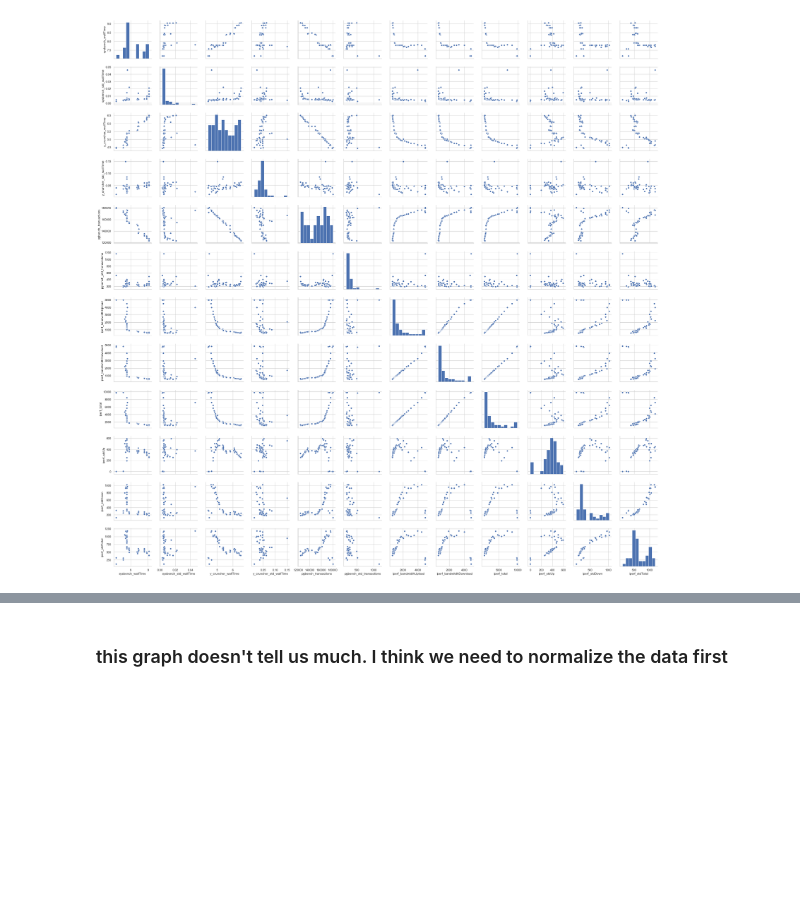
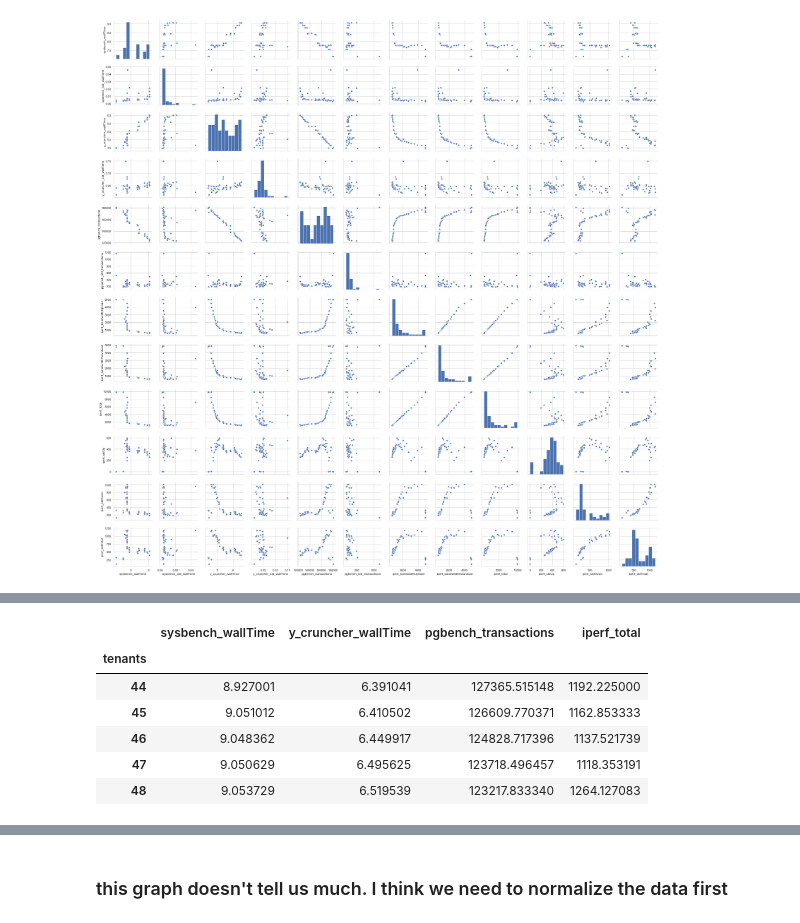
Before and after one commit to delvinuw/IaaSCloudResourceContention, a Jupyter notebook: modeldata/m5d/M5d Summary Visualizations.ipynb, the cells around one changed output, grey strips where cells are left out. Saved outputs shown, nothing was run; the diff lists cells and outputs as text; code cells hidden in the pictures; blank space fills up the shorter version.

```diff
--- a/modeldata/m5d/M5d Summary Visualizations.ipynb
+++ b/modeldata/m5d/M5d Summary Visualizations.ipynb
@@ -79,3 +79,13 @@ plt.show()
+# %%
+data_plot.tail()
+# %% [output]
+|  | sysbench_wallTime | y_cruncher_wallTime | pgbench_transactions | iperf_total |
+| tenants |  |  |  |  |
+| 44 | 8.927001 | 6.391041 | 127365.515148 | 1192.225000 |
+| 45 | 9.051012 | 6.410502 | 126609.770371 | 1162.853333 |
+| 46 | 9.048362 | 6.449917 | 124828.717396 | 1137.521739 |
+| 47 | 9.050629 | 6.495625 | 123718.496457 | 1118.353191 |
+| 48 | 9.053729 | 6.519539 | 123217.833340 | 1264.127083 |
 # %%
 #tenants vs metric plot
 data_plot = df[['sysbench_wallTime', 'y_cruncher_wallTime', 'pgbench_transactions', 'iperf_total']]
```
Also changed, not shown: parts of 5 cells of this notebook, 4 other files.
